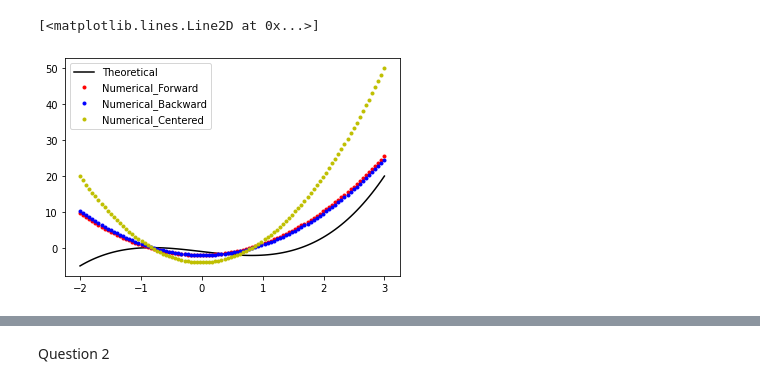
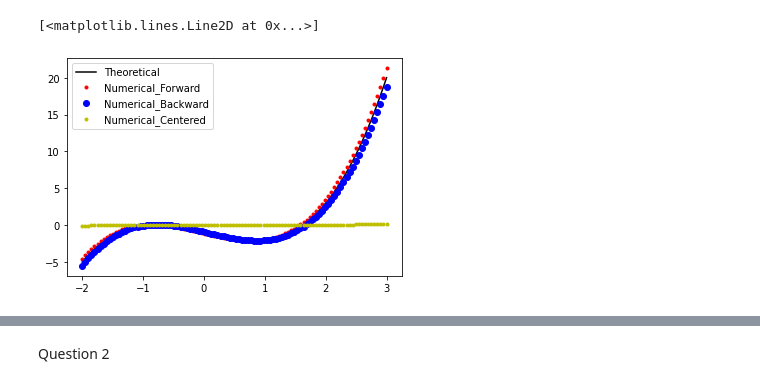
Before and after one commit to Thulisile2/Demo_GitHub, a Jupyter notebook: Task2.ipynb, the cells around one changed output, grey strips where cells are left out. Saved outputs shown, nothing was run; the diff lists cells and outputs as text; code cells hidden in the pictures.

```diff
--- a/Task2.ipynb
+++ b/Task2.ipynb
@@ -6,69 +6,86 @@ Question 1a
 import numpy as np
 import matplotlib.pyplot as plt
 
 # 1.  First derivative
-# f'(x)=x**3 -2x -1
+# f(x)=(x**4)/4 -x**2 -x
 # Forward difference
-# y_n' = (y_{n+1} - y_n)/h
+# y_n = (y_{n+1} - y_n)/h
 # h>0
 
 # 2. First derivative
-# f'(x)=x**3 -2x -1
+# f(x)= (x**4)/4 -x**2 -x
 # Backward difference
-# y_n' = (y_n - y_{n-1})/h
+# y_n = (y_n - y_{n-1})/h
 # h<0
 
 # 3. First derivative
-# f'(x)=x**3 -2x -1
+# f(x)= (x**4)/4 -x**2 -x
 # Centered difference
-# y_n' = (y_{n+1} - y_{n-1})/h
+# y_n = (y_{n+1} - y_{n-1})/h
 # h=0
 
-x = np.linspace(-2,3,100)
 
-def func(x):
-  y = x**3 -2*x -1
-  return y
+x=np.linspace(-2,3,100)
+x1=np.linspace(-5,5,100)
 
-#print(func(-2))
+H_step=0.1
 
-def sec_d(f,h,x):
-  h = x[1] - x[0]
-  y_p = (f(x+h) - (f(x)))/h
-  return y_p
+def f(x):
+    y=1/4*x**4-x**2-x
+    return y
 
-h = 0.1
+def g(x):
+    w = np.tanh(x)
+    return w
 
-def sec_d1(f,h_1,x):
-  h_1 = x[1] - x[0]
-  y_p1 = (f(x) - (f(x-h_1)))/h_1
-  return y_p1
+#Foward difference
+def forward(f,h,x):
+    y_p=(f(x+h)-f(x))/ h
+    return y_p
 
-h_1 = -0.1
+#Derivative back difference
+def backward(f,h,x):
+    y_p=(f(x)-f(x-h))/h
+    return y_p
 
-def sec_d2(f,h_2,x):
-  h_2 = x[1] - x[0]
-  y_p2 = (f(x+h_2) - (f(x-h_2)))/h_2
-  return y_p2
+#First centred difference
+def centered(f,h,x):
+    y_p=(f(x+h)-f(x-h))/2*h
+    return y_p
 
-h_2 = 0
-
-
-#plt.figure()
-#plt.plot(x,func(x),'--r')
-
+#for equation a)
+#Plotting graphs of function a) in the same axes
 plt.figure()
-plt.plot(x,x**3 -2*x -1,'k',label = 'Theoretical')
-plt.plot(x,sec_d(func,h,x),'.r',label = 'Numerical_Forward')
-plt.plot(x,sec_d1(func,h_1,x),'.b',label = 'Numerical_Backward')
-plt.plot(x,sec_d2(func,h_2,x),'.y',label = 'Numerical_Centered')
+plt.plot(x,x**3-2*x-1,'k',label = 'Theoretical')  #Plotting the derivative of our function
+plt.plot(x,forward(f,h_step,x),'.r',label = 'Numerical_Forward')
+plt.plot(x,backward(f,h_step,x),'ob',label = 'Numerical_Backward')
+plt.plot(x,centered(f,h_step,x),'.y',label = 'Numerical_Centered')
 plt.legend()
 
 #error
 plt.figure()
-plt.plot(x,x**3 -2*x -1 - sec_d(func,h,x),'*')
-plt.plot(x,x**3 -2*x -1 - sec_d1(func,h_1,x),'-')
-plt.plot(x,x**3 -2*x -1 - sec_d2(func,h_2,x),'--')
+plt.plot(x,x**3-2*x-1 - forward(f,h_step,x),'*')
+plt.plot(x,x**3-2*x-1 - backward(f,h_step,x),'-')
+plt.plot(x,x**3-2*x-1 -centered(f,h_step,x) ,'--')
+
+#for equation b)
+#Plotting graphs of function a) in the same axes
+plt.figure()
+plt.plot(x1,1/(np.exp(x)+np.exp(-x))**2,'k',label = 'Theoretical')  #Plotting the derivative of our function
+plt.plot(x1,forward(g,h_step,x1),'.r',label = 'Numerical_Forward')
+plt.plot(x1,backward(g,h_step,x1),'ob',label = 'Numerical_Backward')
+plt.plot(x1,centered(g,h_step,x1),'.y',label = 'Numerical_Centered')
+plt.legend()
+
+#error
+plt.figure()
+plt.plot(x1,1/(np.exp(x)+np.exp(-x))**2 - forward(g,h_step,x1),'*')
+#plt.plot(x1,1/(np.exp(x)+np.exp(-x))**2 - backward(g,h_step,x1),'-'))
+plt.plot(x1,1/(np.exp(x)+np.exp(-x))**2 - backward(g,h_step,x1),'--')
+plt.plot(x1,1/(np.exp(x)+np.exp(-x))**2 -centered(g,h_step,x1) ,'--')
+
+#Forward and backward are above the theoretical whichh is not accurate
+#The centered forms a straight line which we cant compare to any
 # %% [output]
 [<matplotlib.lines.Line2D at 0x...>]
-[figure, old version]
+[figure, new version]
```
Also changed, not shown: parts of 10 cells of this notebook.
